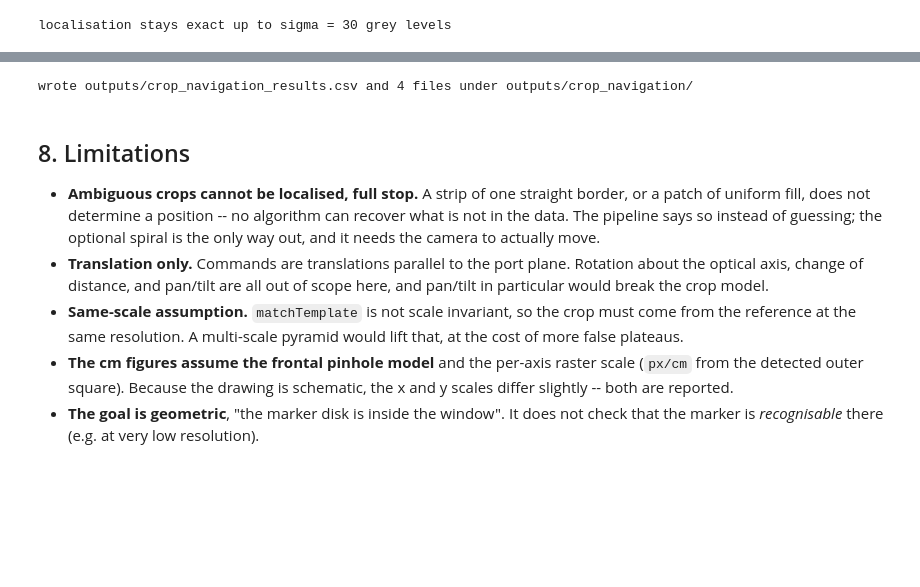
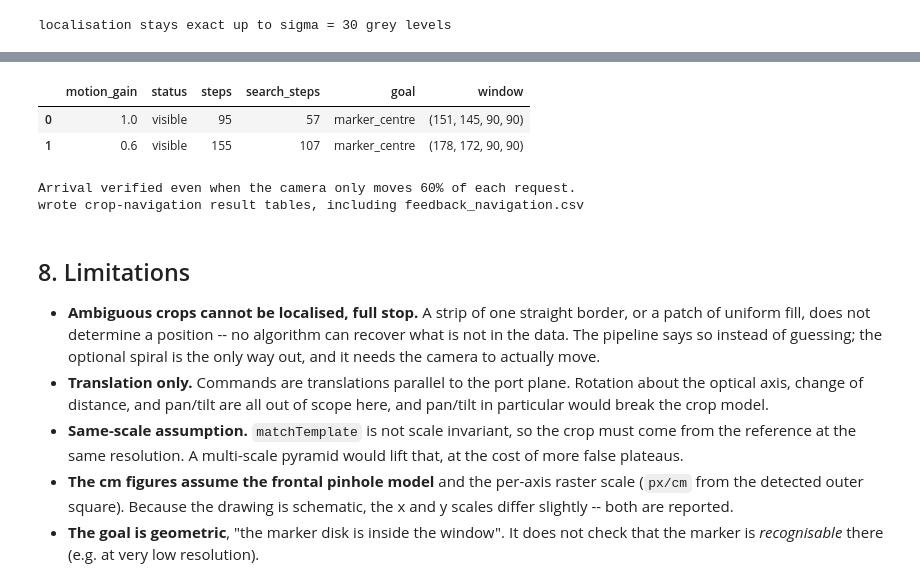
Before and after one commit to ard12/Aulespace, a Jupyter notebook: AULE_ComputerVisionChallenge/notebooks/02_crop_navigation.ipynb, the cells around one changed output, grey strips where cells are left out. Cells and saved outputs as stored; diff of their text form; code cells hidden in the pictures; blank space fills up the shorter version.

```diff
--- a/AULE_ComputerVisionChallenge/notebooks/02_crop_navigation.ipynb
+++ b/AULE_ComputerVisionChallenge/notebooks/02_crop_navigation.ipynb
@@ -224,7 +224,7 @@ for name, win in SCENARIOS:
         "score": round(loc.score, 4) if np.isfinite(loc.score) else np.nan,
         "plateau_px": loc.plateau_extent_px,
         "plan_status": plan.status, "n_steps": plan.n_steps, "goal": plan.goal,
-        "reason": loc.reasons[0][:70],
+        "reason": loc.reasons[0][:70].rstrip(),
     })
     panels.append(crop); titles.append("{}\n{} / {}".format(name, loc.status, plan.status))
 
@@ -567,10 +598,33 @@ plt.show()
 # %%
+# End-to-end execution: verify the marker from returned frames.
+feedback_rows = []
+for gain in (1.0, 0.6):
+    initial, capture, state = simulated_camera(START, gain=gain)
+    result = navigation.navigate_until_visible(initial, reference, ref_det, capture)
+    actual_window = (state["x"], state["y"], state["w"], state["h"])
+    assert result["status"] == "visible", result["reason"]
+    assert result["window"] == actual_window
+    assert navigation.marker_visible(actual_window, ref_det, result["goal"])
+    assert result["steps_taken"] == len(state["positions"]) - 1
+    feedback_rows.append({"motion_gain": gain, "status": result["status"],
+                          "steps": result["steps_taken"],
+                          "search_steps": result["steps_explored"],
+                          "goal": result["goal"], "window": actual_window})
+feedback = pd.DataFrame(feedback_rows)
+display(feedback)
+print("Arrival verified even when the camera only moves 60% of each request.")
+feedback.to_csv(aio.output_path("crop_navigation", "feedback_navigation.csv"), index=False)
+
 scen.to_csv(aio.output_path("crop_navigation", "scenarios.csv"), index=False)
 rand.to_csv(aio.output_path("crop_navigation_results.csv"), index=False)
 noise.to_csv(aio.output_path("crop_navigation", "noise_robustness.csv"), index=False)
-print("wrote outputs/crop_navigation_results.csv and 4 files under outputs/crop_navigation/")
+print("wrote crop-navigation result tables, including feedback_navigation.csv")
 # %% [output]
+|  | motion_gain | status | steps | search_steps | goal | window |
+| 0 | 1.0 | visible | 95 | 57 | marker_centre | (151, 145, 90, 90) |
+| 1 | 0.6 | visible | 155 | 107 | marker_centre | (178, 172, 90, 90) |
-wrote outputs/crop_navigation_results.csv and 4 files under outputs/crop_navigation/
+Arrival verified even when the camera only moves 60% of each request.
+wrote crop-navigation result tables, including feedback_navigation.csv
 # %% [markdown]
 ## 8. Limitations
 
```
Also changed, not shown: parts of 4 cells of this notebook, 27 other files.
